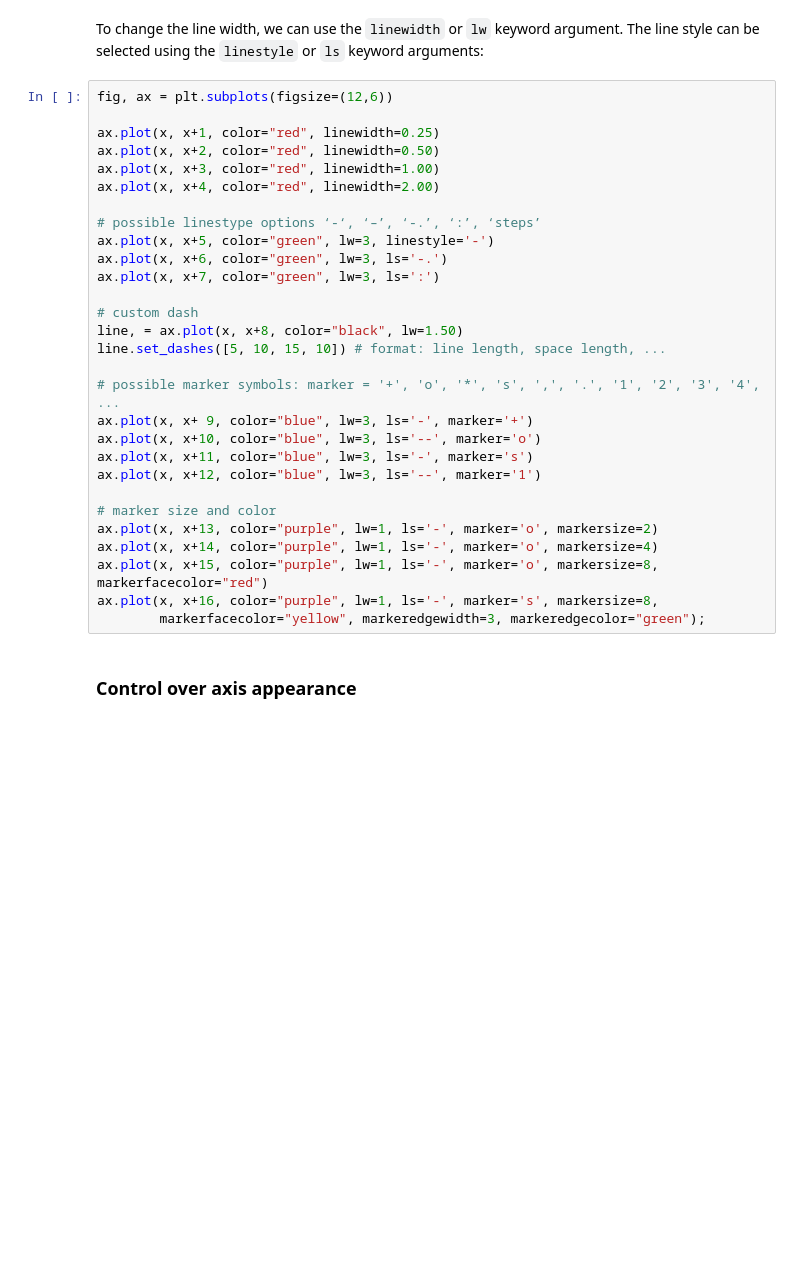
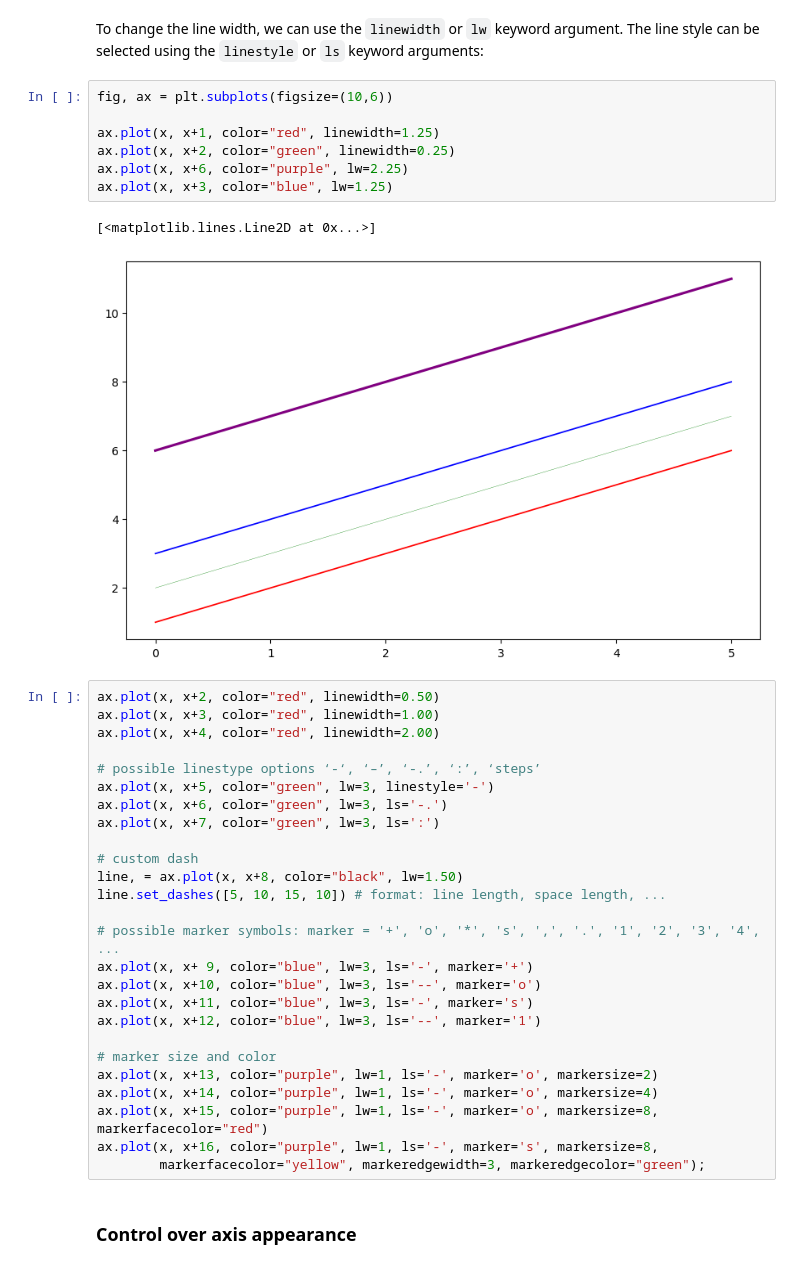
Before and after one commit to Danielcoffee/data_scientist_bootcamp, a Jupyter notebook: 05-Data-Visualization-with-Matplotlib/01-Matplotlib Concepts Lecture.ipynb, the cells around one changed output. Drawn from its saved outputs; the diff is of its cells as text; blank space fills up the shorter version.

```diff
--- a/05-Data-Visualization-with-Matplotlib/01-Matplotlib Concepts Lecture.ipynb
+++ b/05-Data-Visualization-with-Matplotlib/01-Matplotlib Concepts Lecture.ipynb
@@ -372,10 +372,17 @@ ax.plot(x, x+3, color="#FF8C00")        # RGB hex code
 ### Line and marker styles
 # %% [markdown]
 To change the line width, we can use the `linewidth` or `lw` keyword argument. The line style can be selected using the `linestyle` or `ls` keyword arguments:
+# %%
+fig, ax = plt.subplots(figsize=(10,6))
+
+ax.plot(x, x+1, color="red", linewidth=1.25)
+ax.plot(x, x+2, color="green", linewidth=0.25)
+ax.plot(x, x+6, color="purple", lw=2.25)
+ax.plot(x, x+3, color="blue", lw=1.25)
+# %% [output]
+[<matplotlib.lines.Line2D at 0x...>]
+[figure, added]
 # %%
-fig, ax = plt.subplots(figsize=(12,6))
-
-ax.plot(x, x+1, color="red", linewidth=0.25)
 ax.plot(x, x+2, color="red", linewidth=0.50)
 ax.plot(x, x+3, color="red", linewidth=1.00)
 ax.plot(x, x+4, color="red", linewidth=2.00)
```
